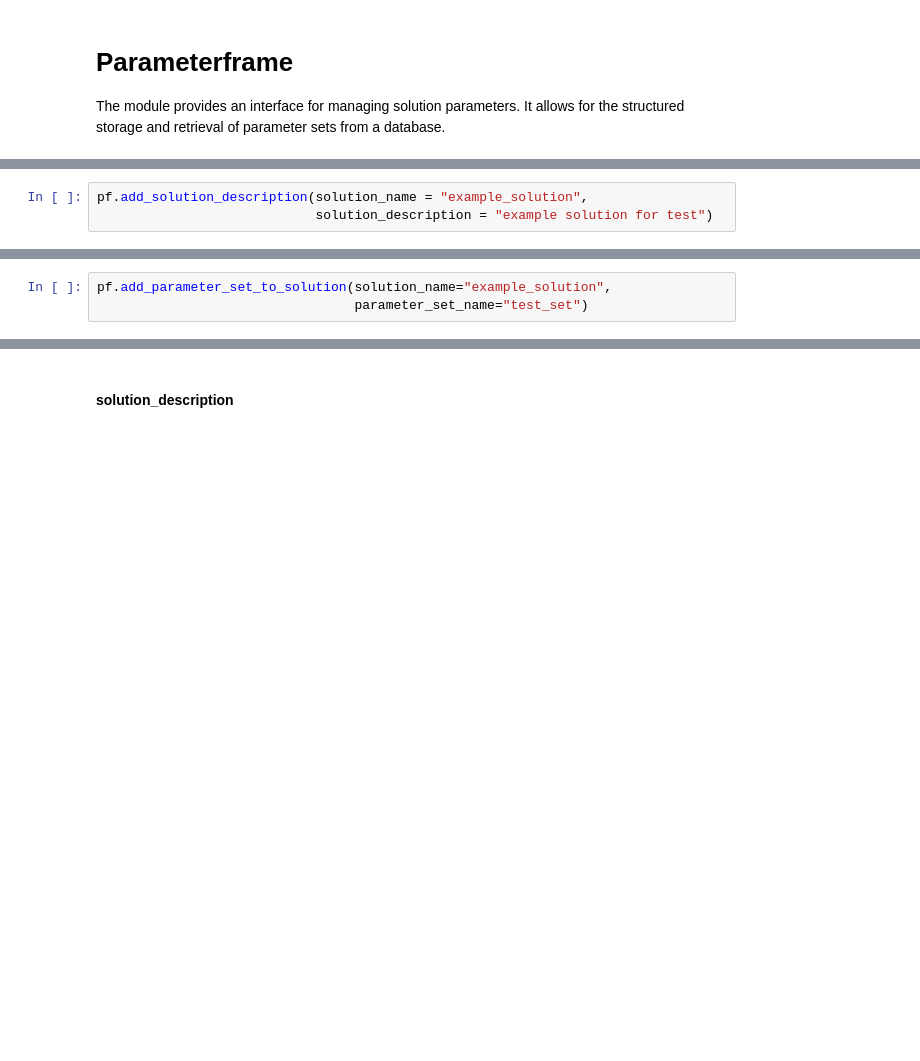
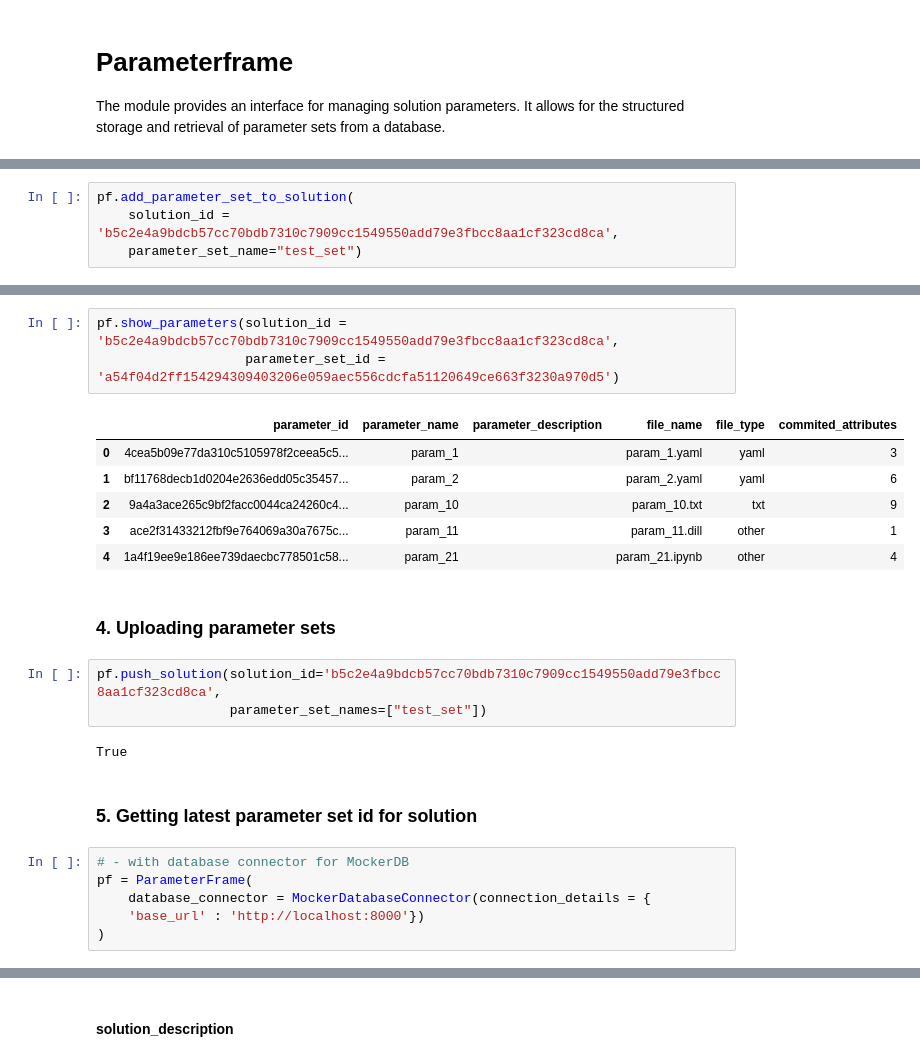
Before and after one commit to Kiril-Mordan/reusables, a Jupyter notebook: example_notebooks/parameterframe.ipynb, the cells around one changed output, grey strips where cells are left out. Saved outputs shown, nothing was run; the diff lists cells and outputs as text; blank space fills up the shorter version.

```diff
--- a/example_notebooks/parameterframe.ipynb
+++ b/example_notebooks/parameterframe.ipynb
@@ -38,3 +106,0 @@ pf.make_parameter_set(
-# %%
-pf.add_solution_description(solution_name = "example_solution",
-                            solution_description = "example solution for test")
@@ -51,3 +109,4 @@ pf.solutions['example_solution']
 # %%
-pf.add_parameter_set_to_solution(solution_name="example_solution",
-                                 parameter_set_name="test_set")
+pf.add_parameter_set_to_solution(
+    solution_id = 'b5c2e4a9bdcb57cc70bdb7310c7909cc1549550add79e3fbcc8aa1cf323cd8ca',
+    parameter_set_name="test_set")
@@ -63,0 +133,25 @@ pf.commit_solution(solution_name="example_solution",
+# %%
+pf.show_parameters(solution_id = 'b5c2e4a9bdcb57cc70bdb7310c7909cc1549550add79e3fbcc8aa1cf323cd8ca',
+                   parameter_set_id = 'a54f04d2ff154294309403206e059aec556cdcfa51120649ce663f3230a970d5')
+# %% [output]
+|  | parameter_id | parameter_name | parameter_description | file_name | file_type | commited_attributes |
+| 0 | 4cea5b09e77da310c5105978f2ceea5c5... | param_1 |  | param_1.yaml | yaml | 3 |
+| 1 | bf11768decb1d0204e2636edd05c35457... | param_2 |  | param_2.yaml | yaml | 6 |
+| 2 | 9a4a3ace265c9bf2facc0044ca24260c4... | param_10 |  | param_10.txt | txt | 9 |
+| 3 | ace2f31433212fbf9e764069a30a7675c... | param_11 |  | param_11.dill | other | 1 |
+| 4 | 1a4f19ee9e186ee739daecbc778501c58... | param_21 |  | param_21.ipynb | other | 4 |
+# %% [markdown]
+### 4. Uploading parameter sets
+# %%
+pf.push_solution(solution_id='b5c2e4a9bdcb57cc70bdb7310c7909cc1549550add79e3fbcc8aa1cf323cd8ca',
+                 parameter_set_names=["test_set"])
+# %% [output]
+True
+# %% [markdown]
+### 5. Getting latest parameter set id for solution
+# %%
+# - with database connector for MockerDB
+pf = ParameterFrame(
+    database_connector = MockerDatabaseConnector(connection_details = {
+    'base_url' : 'http://localhost:8000'})
+)
```
Also changed, not shown: parts of 74 cells of this notebook, 1 other file.
